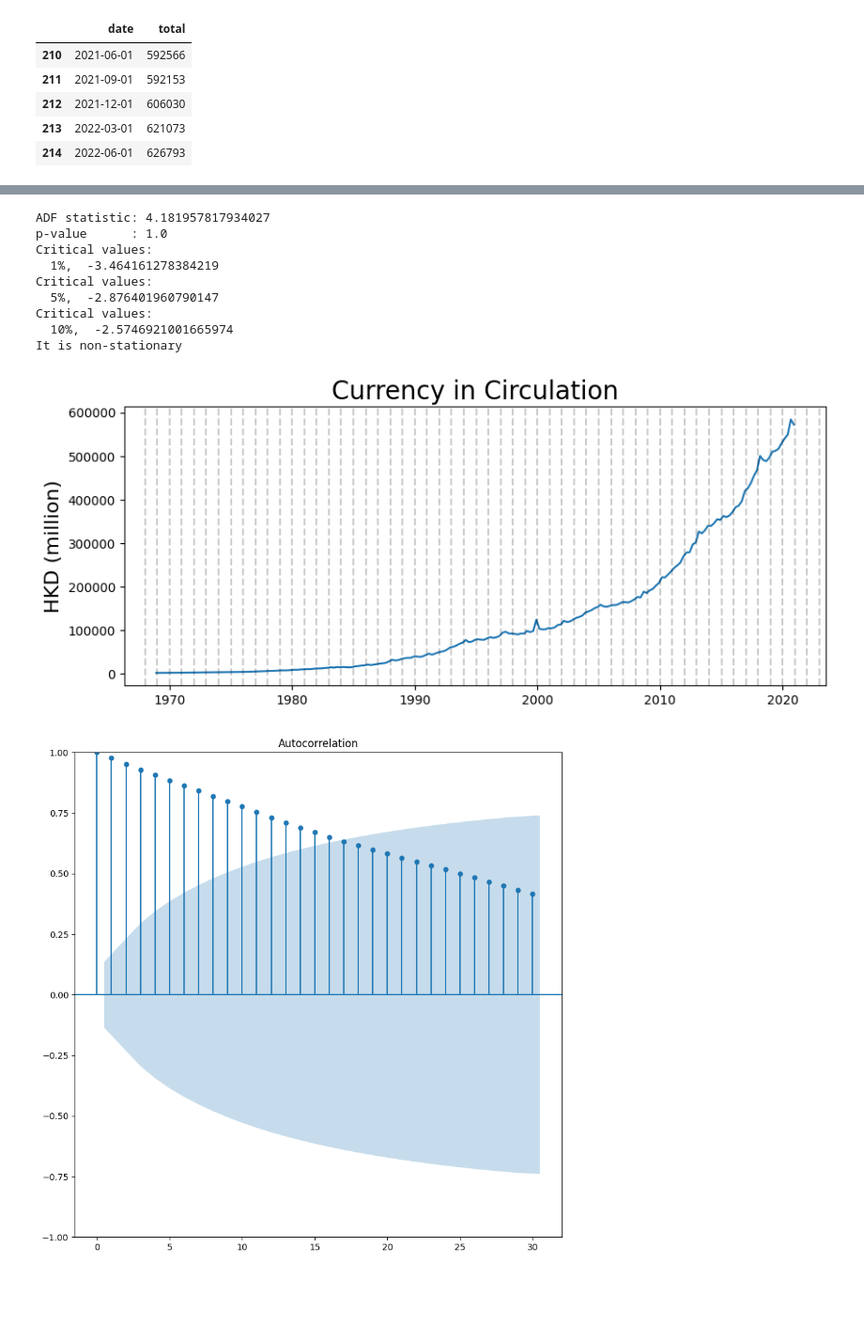
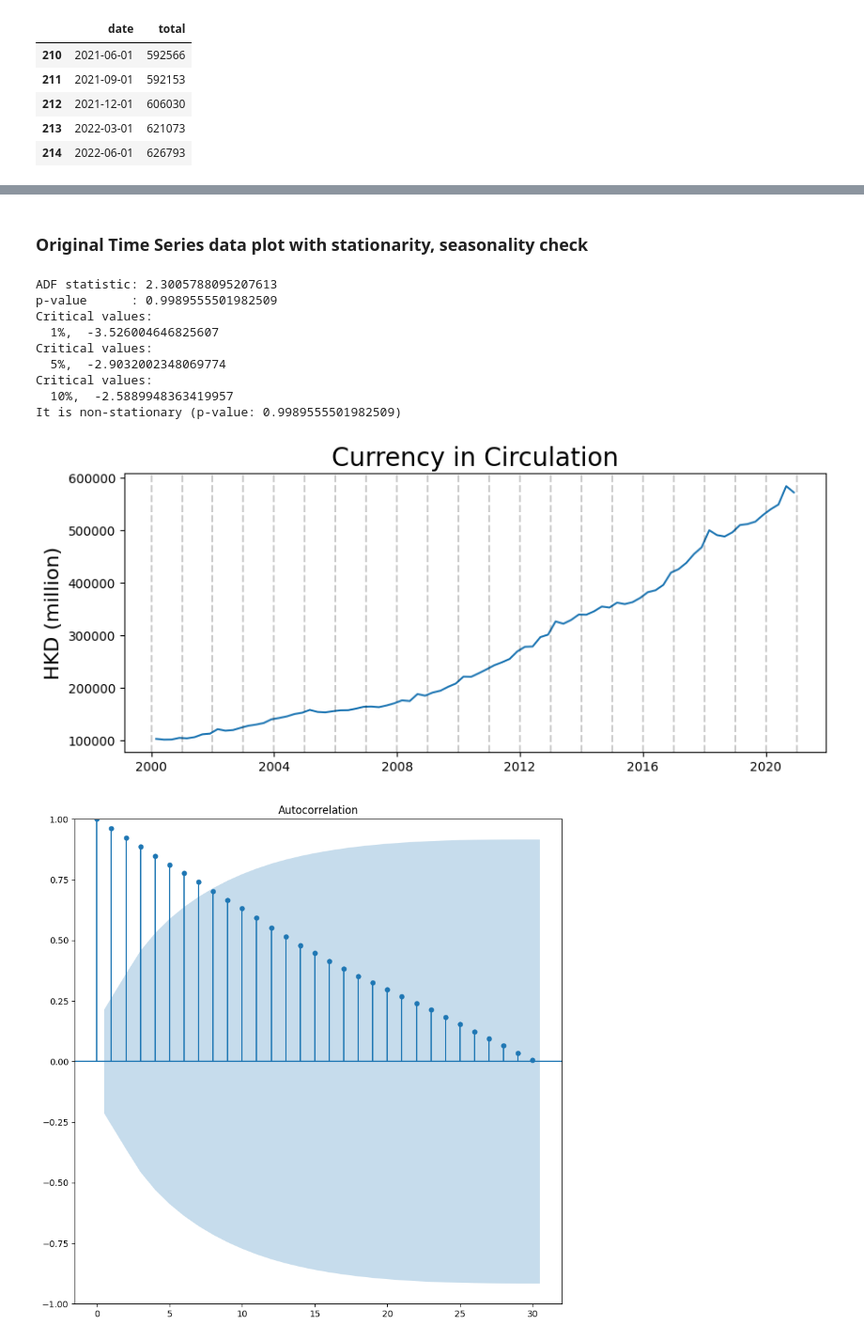
Before and after one commit to edmund844328/STAT4601_TimeSeriesForecasting, a Jupyter notebook: timeSeriesModelPy.ipynb, the cells around one changed output, grey strips where cells are left out. Shown at 94% size. Saved outputs shown, nothing was run; the diff lists cells and outputs as text; code cells hidden in the pictures; blank space fills up the shorter version.

```diff
--- a/timeSeriesModelPy.ipynb
+++ b/timeSeriesModelPy.ipynb
@@ -59,5 +73,4 @@ df_train = df_clean.copy()
 # %%
-#Useful functions
 #Print Graph
 def plotGraph(dataframe, column, plottitle, plotylabel, startyear, endyear):
     plt.figure(figsize=(10,4))
@@ -76,10 +89,10 @@ def ADFtest(dataframe, column):
     for key, value in adfuller_result[4].items():
         print('Critical values:')
         print(f'  {key},  {value}')
-    if (adfuller_result[1] < 0.05):
-        print('It is stationary')
+    if (adfuller_result[1] <= 0.05):
+        print(f'It is stationary (p-value: {adfuller_result[1]})')
     else:
-        print('It is non-stationary')
+        print(f'It is non-stationary (p-value: {adfuller_result[1]})')
 
 #The additive model is useful when the seasonal variation is relatively constant over time.
 #The multiplicative model is useful when the seasonal variation increases over time.
@@ -98,6 +111,7 @@ def plotAll(dataframe, column, plottitle, plotylabel, startyear, endyear, models
     plot_pacf(dataframe[column],  alpha=.05, method='ywm',lags=30)
     seasonDecomposer(dataframe, column, models, periods)
 
+#Check all stationarity after log and differencing
 def allStationarity(dataframe,column):
     dataframe['after_log'] = np.log(dataframe[column])
     dataframe['difference_1'] = dataframe[column] - dataframe[column].shift(1)
@@ -107,32 +121,58 @@ def allStationarity(dataframe,column):
     dataframe.dropna(inplace=True)
     for data in [column,'after_log','difference_1','difference_2','log_difference_1','log_difference_2']:
         adfuller_result = adfuller(dataframe[data].values, autolag='AIC')
-        if (adfuller_result[1] < 0.05):
-            print(data + ' : stationary')
+        if (adfuller_result[1] <= 0.05):
+            print(f'{data} +  : stationary (p-value: {adfuller_result[1]})')
         else:
-            print(data + ' : non-stationary')
+            print(f'{data} +  : non-stationary (p-value: {adfuller_result[1]})')
 
+#Ljung-Box test for serial correlation of standardized residuals
 def lgBoxResult(result):
     test_stat = result[0][0]
     p_value = result[0][1]
     for i in range(len(test_stat)):
         print(f'At Lag: {i}, Test statistic: {test_stat[i]}, p-value:{p_value[i]}')
-        if (p_value[i] < 0.05):
-            print(f'p-value < 0.05, Null hypothesis is rejected, there is serial correlation.')
+        if (p_value[i] <= 0.05):
+            print(f'p-value =< 0.05, Null hypothesis is rejected, there is serial correlation.')
         else:
             print(f'p-value > 0.05, Null hypothesis is not rejected, there is no serial correlation.')
         print('------------------------------------------------------------------------------------------')
+
+#Shapiro-Wilk normality test
+def shapiro_test(np_array):
+    '''
+    https://github.com/scipy/scipy/blob/v1.9.3/scipy/stats/_morestats.py#L1727-L1802
+    The chance of rejecting the null hypothesis when it is true is close to 5%
+    regardless of sample size.
+    '''
+    shapiro_result = shapiro(np_array)
+    print('-------------------------------Shapiro-Wilk normality test Result------------------------------')
+    print(f'Test statistic: {shapiro_result.statistic}')
+    print(f'p-value       : {shapiro_result.pvalue}')
+    if (shapiro_result.pvalue <= 0.05):
+        print(f'p-value <= 0.05, Null hypothesis is rejected, data was NOT drawn from a normal distribution.')
+    else:
+        print(f'p-value > 0.05, Null hypothesis is not rejected, data was drawn from a normal distribution.')
+    print('-----------------------------------------------------------------------------------------------')
+
+def plotStdResid(std_resid_array):
+    plt.figure(figsize=(10,4))
+    plt.plot(std_resid_array)
+    plt.title('standardized residuals sequency', fontsize=20)
+    plt.ylabel('standardized residuals', fontsize=16)
+# %% [markdown]
+### Original Time Series data plot with stationarity, seasonality check
 # %%
-plotAll(df_clean, 'total', 'Currency in Circulation', 'HKD (million)', 1968, 2024, models='additive', periods=1)
+plotAll(df_clean, 'total', 'Currency in Circulation', 'HKD (million)', start_year, end_year+1, models='additive', periods=1)
 # %% [output]
-ADF statistic: 4.181957817934027
-p-value      : 1.0
+ADF statistic: 2.3005788095207613
+p-value      : 0.9989555501982509
 Critical values:
-  1%,  -3.464161278384219
+  1%,  -3.526004646825607
 Critical values:
-  5%,  -2.876401960790147
+  5%,  -2.9032002348069774
 Critical values:
-  10%,  -2.5746921001665974
-It is non-stationary
+  10%,  -2.5889948363419957
+It is non-stationary (p-value: 0.9989555501982509)
-[figure, old version]
+[figure, new version]
-[figure, old version]
+[figure, new version]
```
Also changed, not shown: parts of 17 cells of this notebook.
